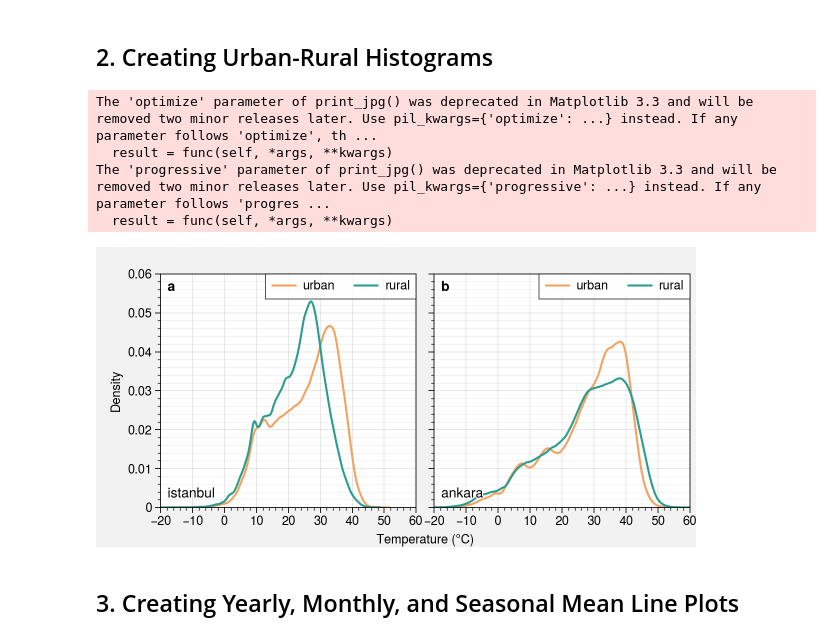
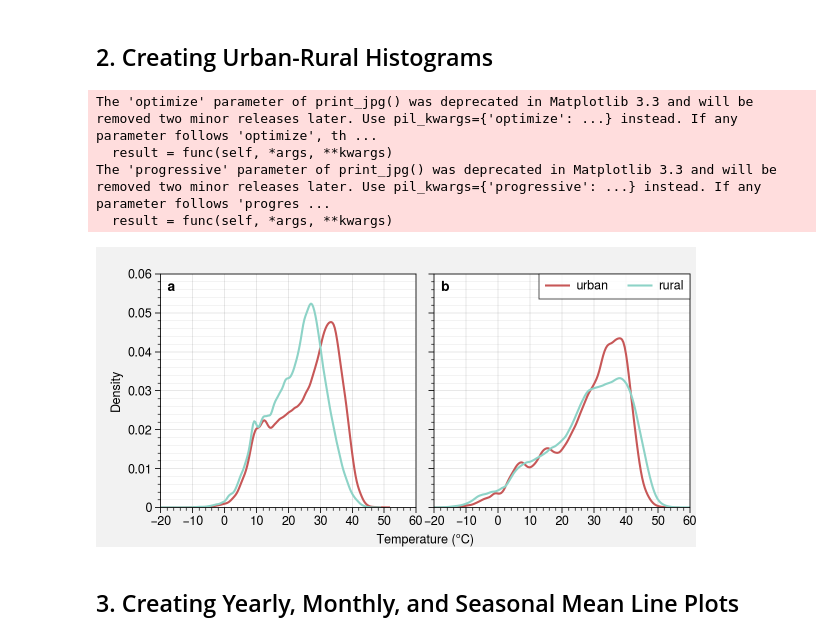
Before and after one commit to donmezkutay/ATMOS22-Paper-Codes, a Jupyter notebook: modis_analysis.ipynb, the cells around one changed output. Saved outputs shown, nothing was run; the diff lists cells and outputs as text; code cells hidden in the pictures.

```diff
--- a/modis_analysis.ipynb
+++ b/modis_analysis.ipynb
@@ -20,7 +21,7 @@ The autoreload extension is already loaded. To reload it, use:
 # %% [markdown]
 ## 1. Creating Urban-Rural Temperature Dataset
 # %%
-provinces = ['ankara']
+provinces = ['istanbul', 'ankara']
 class_types = ['urban', 'rural']
 source_type = 'terra'
 
@@ -73,40 +74,40 @@ f, axs = proplot.subplots(array=[[1, 2]], hratios=(1),
                           share=3, axwidth=1.5, tight=False)
 
 # colors for lines
-color_map = {'urban': '#f4a261',
-             'rural': '#2a9d8f'}
+color_map = {'urban': '#c75757',
+             'rural': '#8dd3c7'}
 
 # make kdeplots containing urban and rural temperature distributions
 for i, province in enumerate(provinces):
 
     # flatten and make a list out of the xarray datasets before plotting
     flatten_data_urban = remove_nan_from_array(np.array(modis_data_dict[province]['urban']).flatten())
     flatten_data_rural = remove_nan_from_array(np.array(modis_data_dict[province]['rural']).flatten())
 
     sns.kdeplot(flatten_data_urban, ax=axs[i], color=color_map['urban'], label='urban', legend=True)
     sns.kdeplot(flatten_data_rural, ax=axs[i], color=color_map['rural'], label='rural', legend=True)
 
 # format subfigures
 for i in range(2):
     axs[i].format(ylabel='Density', xlabel='Temperature (°C)',
-                  ygridminor=True, ygrid=True, title=provinces[i],
+                  ygridminor=True, ygrid=True, #title=provinces[i],
                   titleloc='ll', xrotation=0, xlim=(-20, 60), ylim=(0, 0.06),
                   xlocator=proplot.arange(-20, 60, 10))
 
 # format whole figure
 axs.format(abcloc='ul', abc=True,)
-axs.legend()
+axs[1].legend()
 
 # savefig
 plt.savefig(fr'pictures/modis_pdf_fig.jpeg',
             bbox_inches='tight', optimize=False,
-            progressive=True, dpi=300)
+            progressive=True, dpi=1000)
 # %% [output]
 The 'optimize' parameter of print_jpg() was deprecated in Matplotlib 3.3 and will be removed two minor releases later. Use pil_kwargs={'optimize': ...} instead. If any parameter follows 'optimize', th ...
   result = func(self, *args, **kwargs)
 The 'progressive' parameter of print_jpg() was deprecated in Matplotlib 3.3 and will be removed two minor releases later. Use pil_kwargs={'progressive': ...} instead. If any parameter follows 'progres ...
   result = func(self, *args, **kwargs)
-[figure, old version]
+[figure, new version]
 # %% [markdown]
 ## 3. Creating Yearly, Monthly, and Seasonal Mean Line Plots
 # %% [markdown]
```
Also changed, not shown: parts of 2 cells of this notebook, 3 other files.
